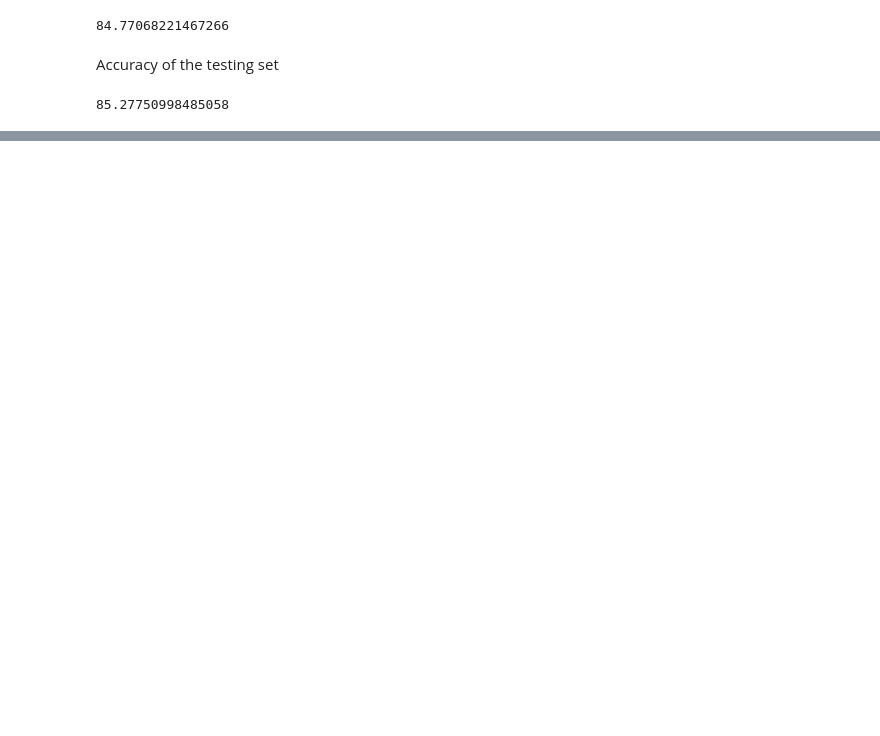
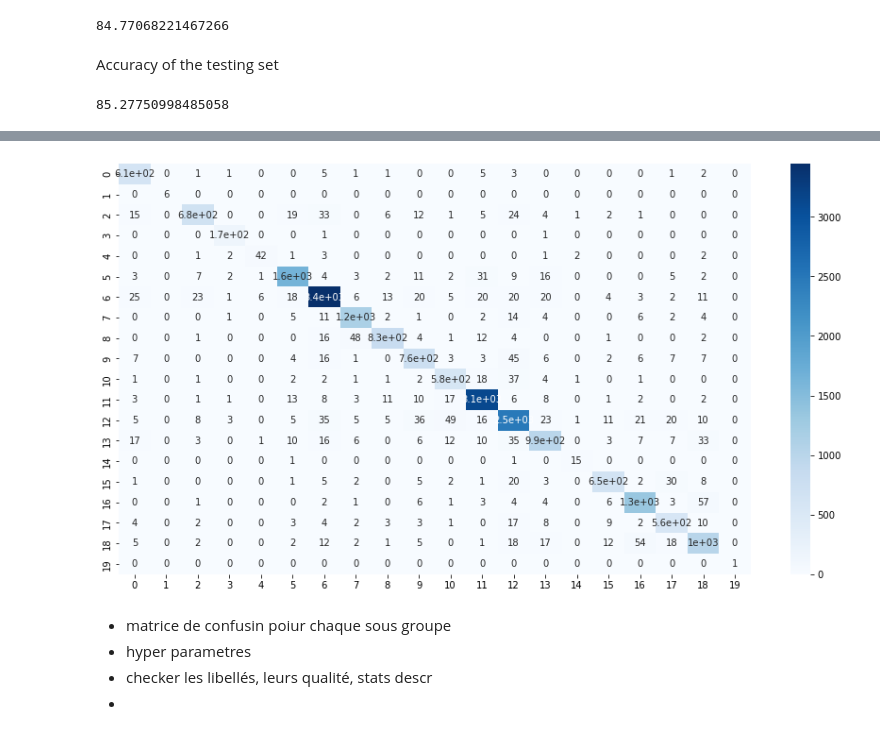
Before and after one commit to InseeFrLab/codif-ape-train, a Jupyter notebook: notebooks/newdata_exploration_dask.ipynb, the cells around one changed output, grey strips where cells are left out. Drawn from its saved outputs; the diff is of its cells as text; code cells hidden in the pictures; blank space fills up the shorter version.

Commit message:
adding confusion matrix

```diff
--- a/notebooks/newdata_exploration_dask.ipynb
+++ b/notebooks/newdata_exploration_dask.ipynb
@@ -191,0 +153,4 @@ df_naf = df_naf[["NIV1","NIV2", "NIV3", "NIV4", "LIB_NIV5"]]
+# %%
+df_naf =  pd.read_csv(r"../data/naf_extended.csv",sep=",",encoding="utf-8",dtype=str)
+df_naf[["NIV3","NIV4","NIV5"]] = df_naf[["NIV3","NIV4","NIV5"]].apply(lambda x: x.str.replace('.', ''))
+df_naf.set_index("NIV5", inplace=True)
@@ -192 +159,4 @@ df_naf = df_naf[["NIV1","NIV2", "NIV3", "NIV4", "LIB_NIV5"]]
+# %%
+df_test['PREDICTION_NIV1'] = df_test["PREDICTION_NIV2"].swifter.apply(lambda x : pd.unique(df_naf["NIV1"][df_naf["NIV2"]== x])[0])
+df_train['PREDICTION_NIV1'] = df_train["PREDICTION_NIV2"].swifter.apply(lambda x : pd.unique(df_naf["NIV1"][df_naf["NIV2"]== x])[0])
 # %% [markdown]
@@ -201,0 +172,4 @@ On fait la même chose au niveau moins aggrégé
+# %%
+for aNiv in tqdm(["NIV1","NIV2","NIV3"]):
+    df_test["APE_" + aNiv] = df_test["APE_SICORE"].apply(lambda x : df_naf.loc[x][aNiv])
+    df_train["APE_" + aNiv] = df_train["APE_SICORE"].apply(lambda x : df_naf.loc[x][aNiv])
@@ -201,0 +207,3 @@ On fait la même chose au niveau moins aggrégé
+# %%
+y_true = df_test.APE_NIV1.to_list()
+y_pred = df_test.PREDICTION_NIV1.to_list()
@@ -201,0 +235,12 @@ On fait la même chose au niveau moins aggrégé
+# %%
+import seaborn as sns
+import matplotlib.pyplot as plt
+plt.figure(figsize = (15,8))
+ax = sns.heatmap(confusion_matrix(y_true, y_pred), annot=True, cmap='Blues')
+# %% [output]
+[figure, added]
+# %% [markdown]
+- matrice de confusin poiur chaque sous groupe
+- hyper parametres
+- checker les libellés, leurs qualité, stats descr
+-
```
Also changed, not shown: parts of 26 cells of this notebook, 1 other file.
